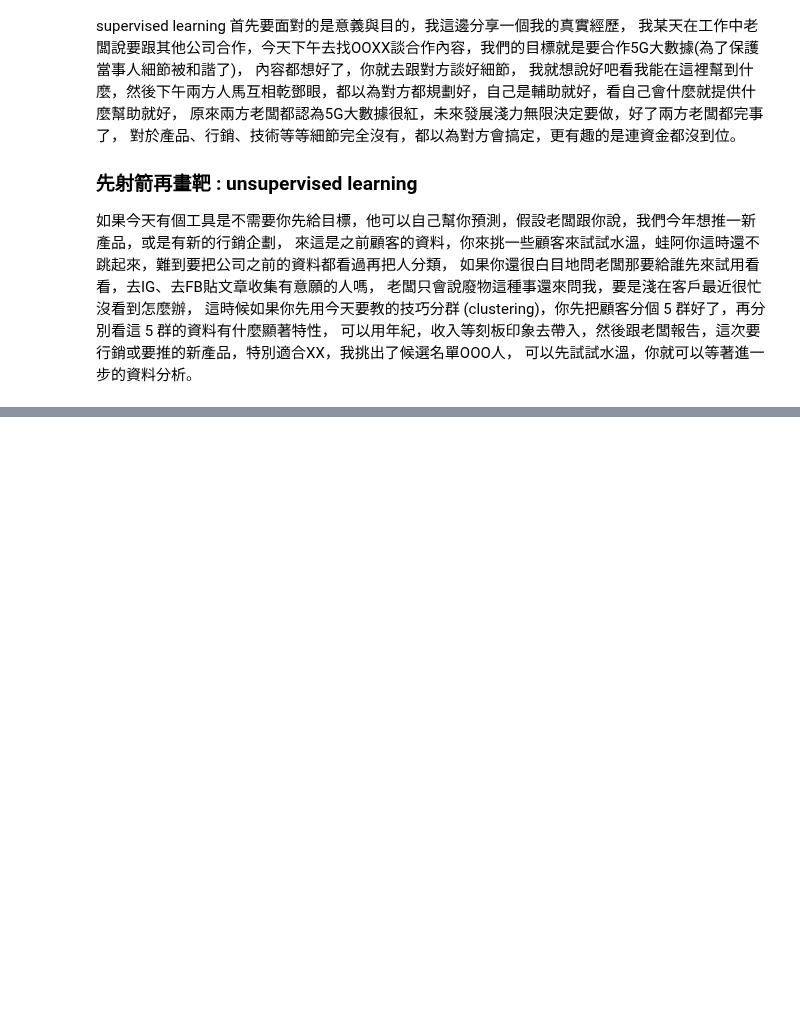
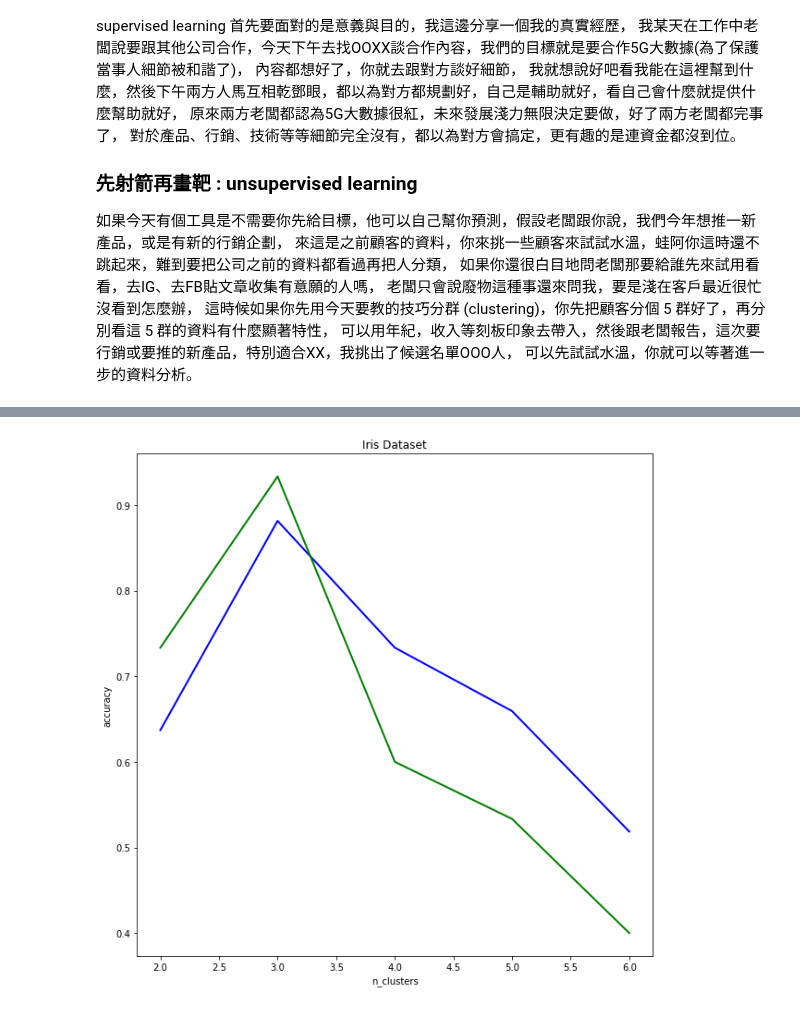
Before and after one commit to tobytoy/OpenResource, a Jupyter notebook: machine-learning(scikit-learn)/jupyter/基本模型(basic-model)/Clustering/07_01 Introduction_and_Kmeans.ipynb, the cells around one changed output, grey strips where cells are left out. Drawn from its saved outputs; the diff is of its cells as text; code cells hidden in the pictures; blank space fills up the shorter version.

```diff
--- a/machine-learning(scikit-learn)/jupyter/基本模型(basic-model)/Clustering/07_01 Introduction_and_Kmeans.ipynb
+++ b/machine-learning(scikit-learn)/jupyter/基本模型(basic-model)/Clustering/07_01 Introduction_and_Kmeans.ipynb
@@ -56,0 +152,47 @@ $y$ 就是我們的靶，我們的目標，你如果有去工作過會發現，
+# %%
+# 拿來跟真實的標記比較
+from itertools import permutations
+from sklearn.metrics import accuracy_score
+
+acc_train_list = list()
+acc_test_list  = list()
+
+X, y = datasets.load_iris(return_X_y=True)
+
+X_train, X_test, y_train, y_test = train_test_split(X, y, test_size=0.1, random_state=87)
+
+cluster_model_list = [KMeans(n_clusters=k, random_state=87).fit(X_train) for k in range(2,7)]
+
+
+for k in range(2,7):
+    perms = permutations(range(0,k))
+    cluster_model = cluster_model_list[k-2]
+    acc_train_max = 0
+    acc_test_max  = 0
+    for perm in list(perms):
+        y_train_pred = list(map(lambda x: perm[x] , cluster_model.labels_))
+        y_test_pred  = list(map(lambda x: perm[x] , cluster_model.predict(X_test)))
+        # print(perm, ' accuracy train:', accuracy_score(y_train, y_train_pred), 'accuracy test:', accuracy_score(y_test, y_test_pred))
+
+        # 真實的標記比，紀錄最好的標記
+        if accuracy_score(y_train, y_train_pred) > acc_train_max:
+            acc_train_max = accuracy_score(y_train, y_train_pred)
+            acc_test_max  = accuracy_score(y_test, y_test_pred)
+
+    acc_train_list.append(acc_train_max)
+    acc_test_list.append(acc_test_max)
+# %%
+import matplotlib.pyplot as plt
+%matplotlib inline
+plt.rcParams['figure.figsize'] = [10, 10]
+
+plt.title('Iris Dataset')
+plt.xlabel('n_clusters')
+plt.ylabel('accuracy')
+
+plt.plot(range(2,7), acc_train_list, 'b-', linewidth=2)
+plt.plot(range(2,7), acc_test_list, 'g-', linewidth=2)
+
+plt .show()
+# %% [output]
+[figure, added]
```
Also changed, not shown: parts of 11 cells of this notebook, 3 other files.
